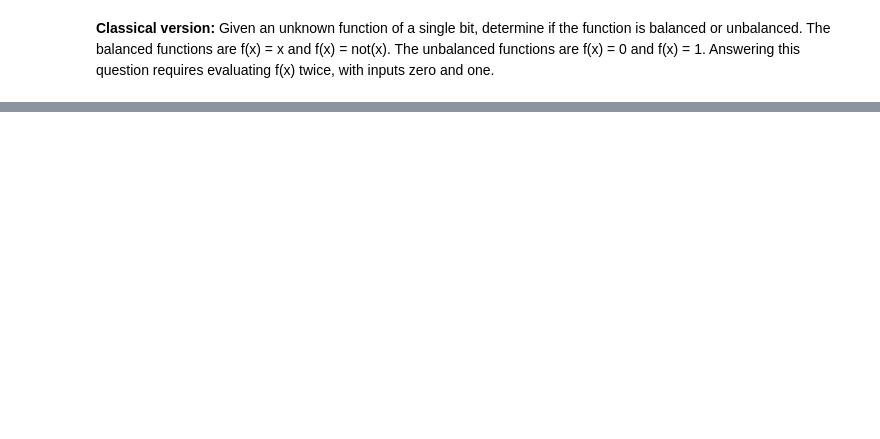
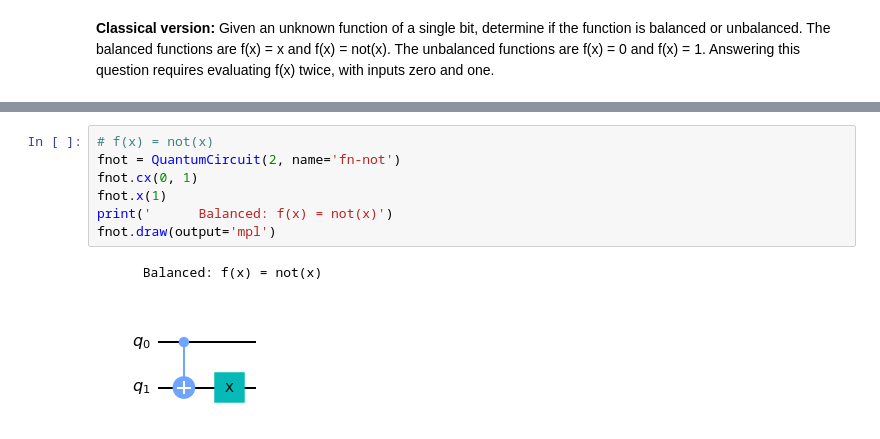
Before and after one commit to dfotland/qbit, a Jupyter notebook: deutsch.ipynb, the cells around one changed output, grey strips where cells are left out. Saved outputs shown, nothing was run; the diff lists cells and outputs as text; blank space fills up the shorter version.

```diff
--- a/deutsch.ipynb
+++ b/deutsch.ipynb
@@ -92,0 +68,10 @@ Total counts are: {'0': 100}
+# %%
+# f(x) = not(x)
+fnot = QuantumCircuit(2, name='fn-not')
+fnot.cx(0, 1)
+fnot.x(1)
+print('      Balanced: f(x) = not(x)')
+fnot.draw(output='mpl')
+# %% [output]
+      Balanced: f(x) = not(x)
+[figure, added]
```
Also changed, not shown: parts of 18 cells of this notebook.
